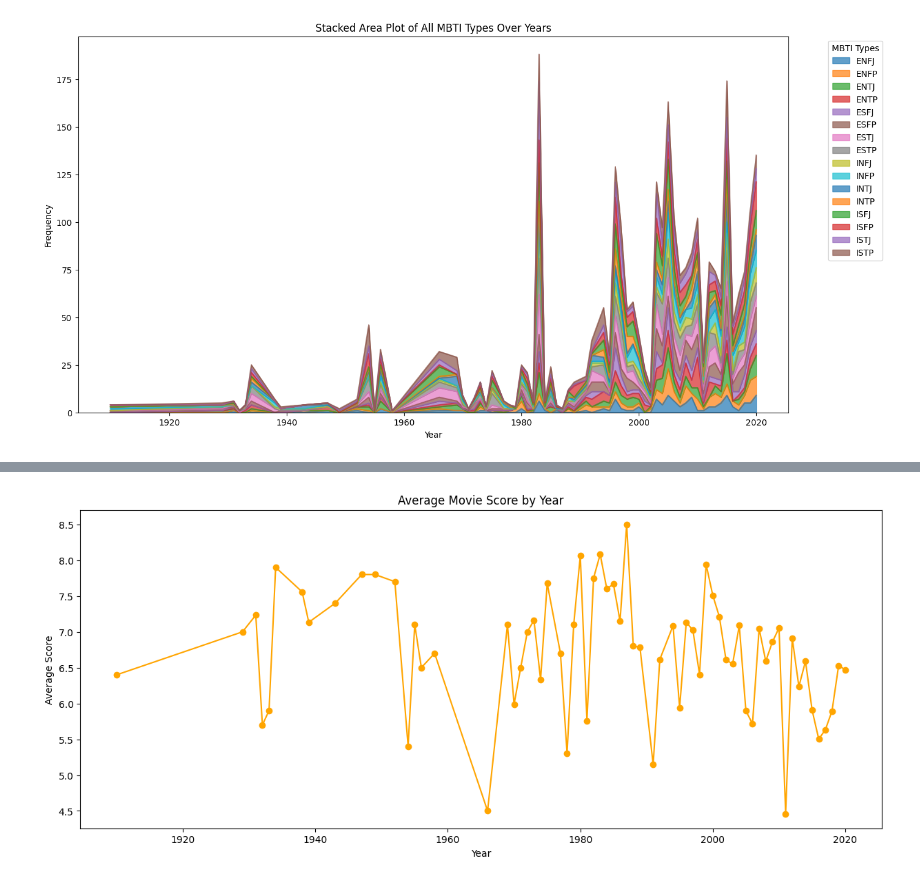
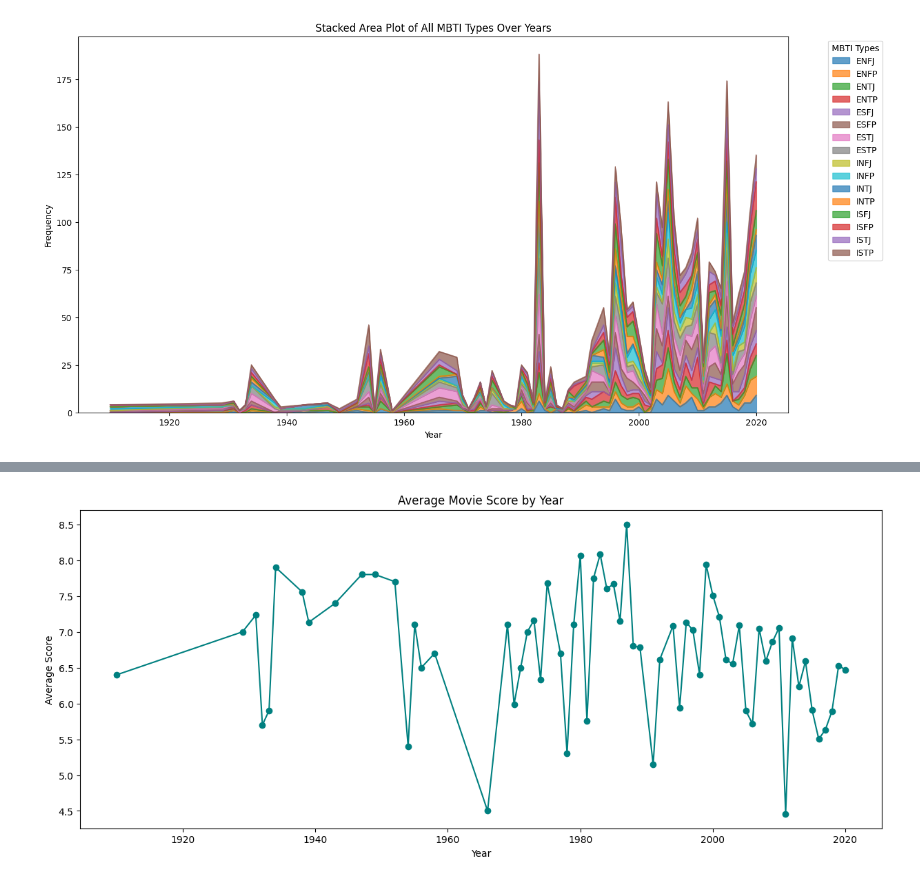
Before and after one commit to Xiaotong1120/Exploratory-Data-Analysis-on-Movie-Characters-MBTI-Personality-Types-, a Jupyter notebook: Data-Project_Group8.ipynb, the cells around one changed output, grey strips where cells are left out. Cells and saved outputs as stored; diff of their text form; code cells hidden in the pictures.

```diff
--- a/Data-Project_Group8.ipynb
+++ b/Data-Project_Group8.ipynb
@@ -360,15 +360,15 @@ plt.show()
 # %%
 # Average Movie Score by Year
 # Calculating the average movie score by year
 average_score_by_year = final_merged_df.groupby('release_year')['score'].mean()
 
 # Creating the plot
 fig, ax = plt.subplots(figsize=(15, 6))
-average_score_by_year.plot(kind='line', color='orange', marker='o', ax=ax)
+average_score_by_year.plot(kind='line', color='teal', marker='o', ax=ax)
 ax.set_title('Average Movie Score by Year')
 ax.set_xlabel('Year')
 ax.set_ylabel('Average Score')
 
 plt.show()
 # %% [output]
-[figure, old version]
+[figure, new version]
```
Also changed, not shown: parts of 1 cell of this notebook.
